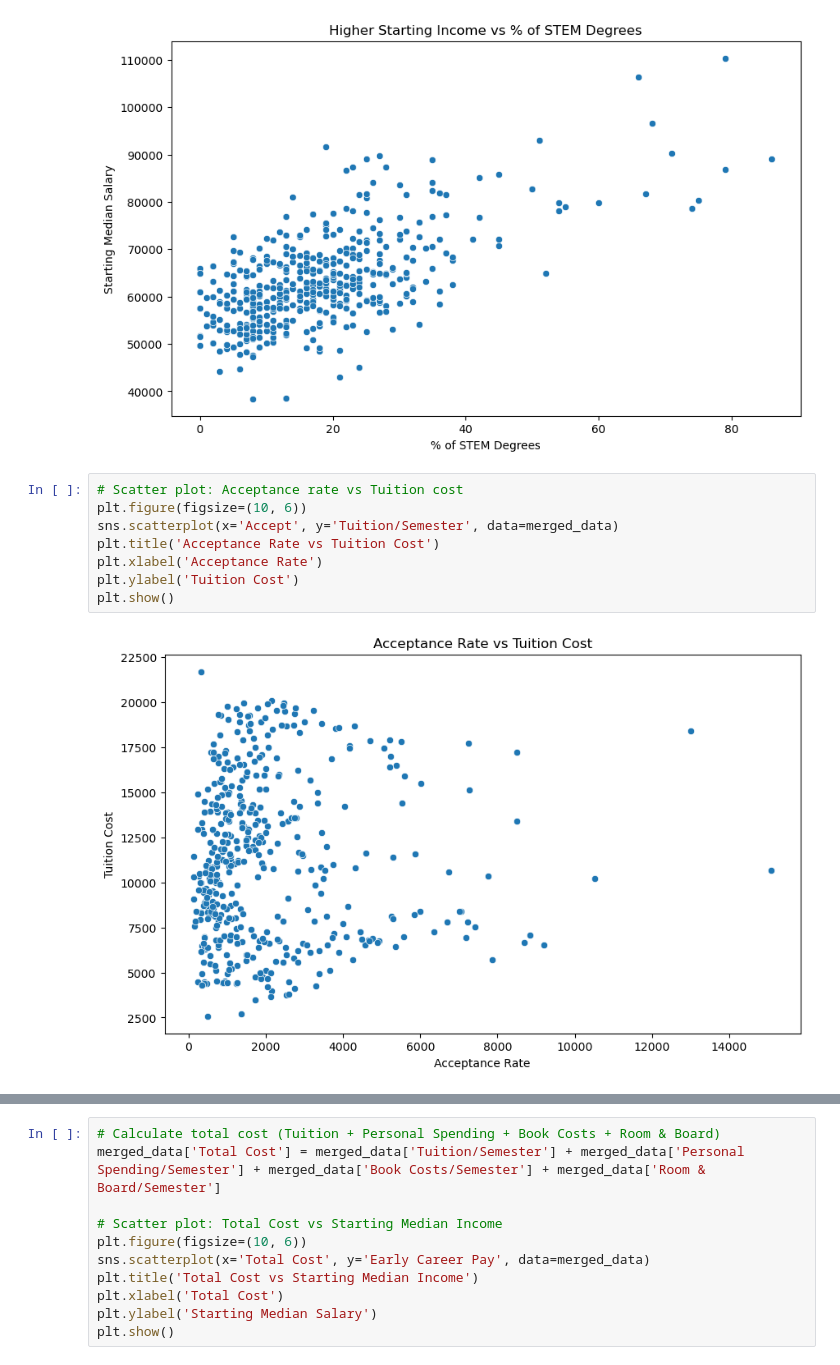
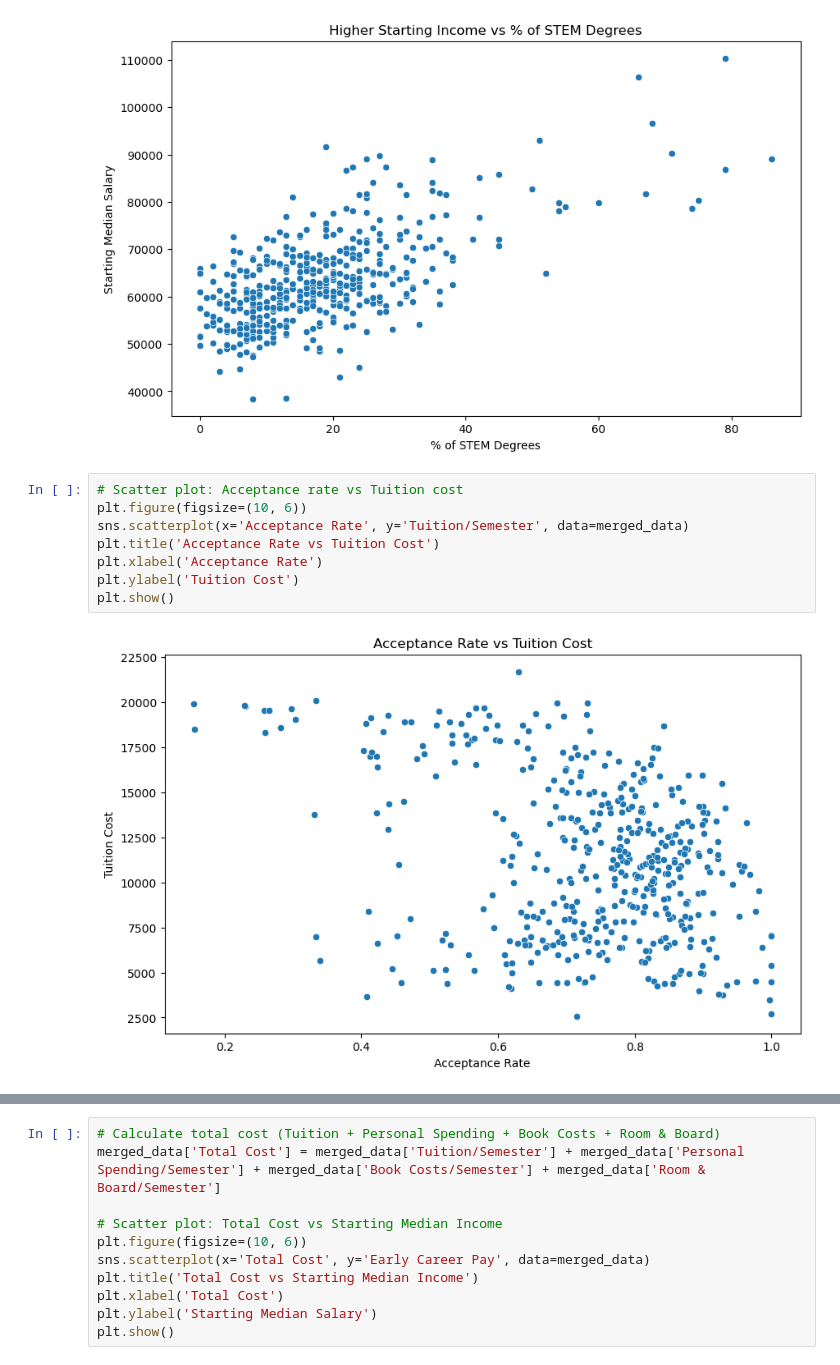
Before and after one commit to sWeeks99/Education_Trends_and_Opportunities, a Jupyter notebook: gulsens_analysis/gulsens_analysis.ipynb, the cells around one changed output, grey strips where cells are left out. Drawn from its saved outputs; the diff is of its cells as text.

```diff
--- a/gulsens_analysis/gulsens_analysis.ipynb
+++ b/gulsens_analysis/gulsens_analysis.ipynb
@@ -154,13 +155,13 @@ plt.show()
 # %%
 # Scatter plot: Acceptance rate vs Tuition cost
 plt.figure(figsize=(10, 6))
-sns.scatterplot(x='Accept', y='Tuition/Semester', data=merged_data)
+sns.scatterplot(x='Acceptance Rate', y='Tuition/Semester', data=merged_data)
 plt.title('Acceptance Rate vs Tuition Cost')
 plt.xlabel('Acceptance Rate')
 plt.ylabel('Tuition Cost')
 plt.show()
 # %% [output]
-[figure, old version]
+[figure, new version]
 # %%
 # Scatter plot: Acceptance rate vs Starting Median Income
 plt.figure(figsize=(10, 6))
```
Also changed, not shown: parts of 5 cells of this notebook.
